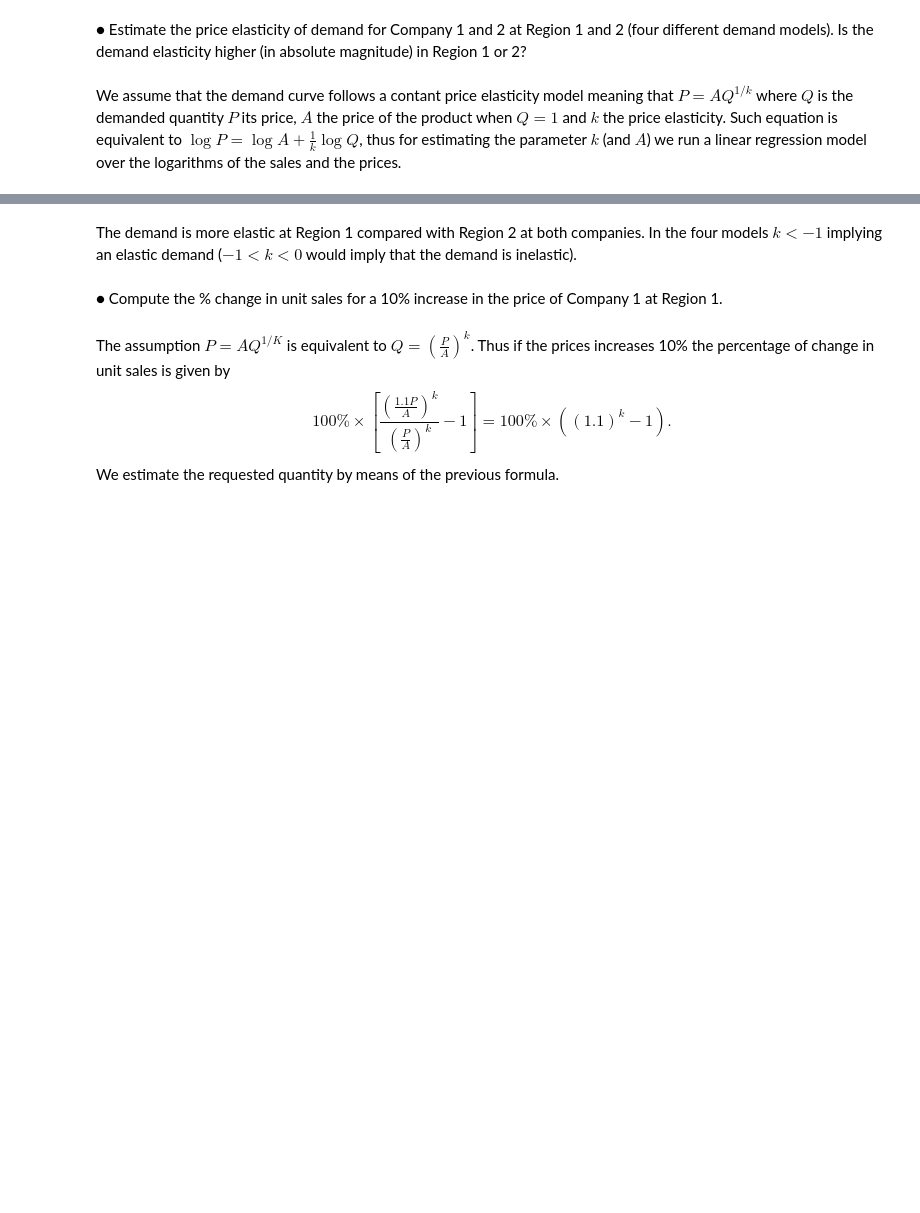
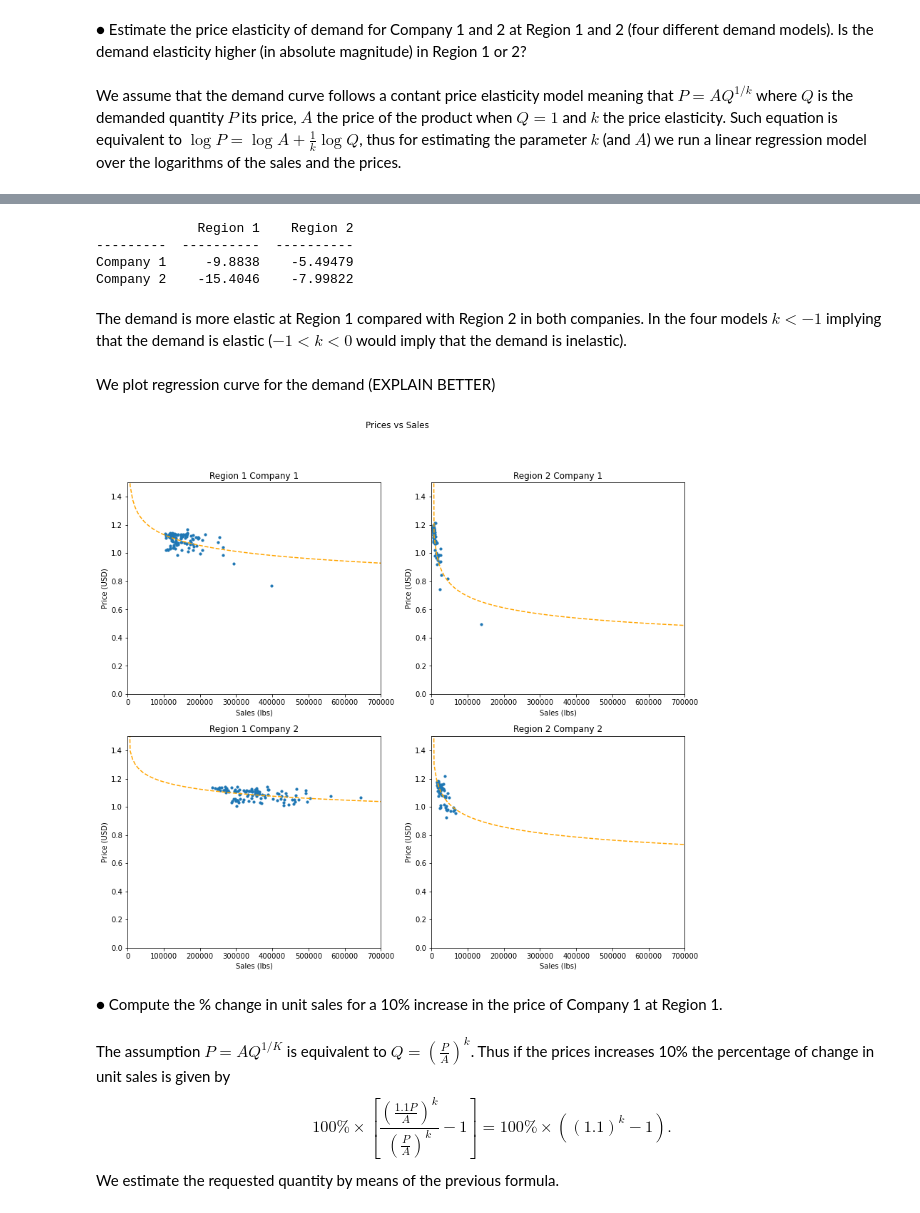
Before and after one commit to hinojosaad/Damavis-Challenge, a Jupyter notebook: Damavis Data Science Challenge Ex 2.ipynb, the cells around one changed output, grey strips where cells are left out. Drawn from its saved outputs; the diff is of its cells as text; code cells hidden in the pictures; blank space fills up the shorter version.

```diff
--- a/Damavis Data Science Challenge Ex 2.ipynb
+++ b/Damavis Data Science Challenge Ex 2.ipynb
@@ -400,57 +364,71 @@ Company 2    -15.4046    -7.99822
+# %%
+col_names = ["","Region 1", "Region 2"]
+data = [["Company 1",k11, k21], ["Company 2",k12, k22] ]
+
+print(tab(data, headers=col_names))
+# %% [output]
+             Region 1    Region 2
+---------  ----------  ----------
+Company 1     -9.8838    -5.49479
+Company 2    -15.4046    -7.99822
 # %% [markdown]
-The demand is more elastic at Region 1 compared with Region 2 at both companies. In the four models $k<-1$ implying an elastic demand ($-1<k<0$ would imply that the demand is inelastic).
+The demand is more elastic at Region 1 compared with Region 2 in both companies. In the four models $k<-1$ implying that the demand is elastic ($-1<k<0$ would imply that the demand is inelastic).
+# %% [markdown]
+We plot regression curve for the demand (EXPLAIN BETTER)
 # %%
-#xseq = np.linspace(1, 700000, num=100)
+xseq = np.linspace(1, 700000, num=100)
 
-#fig, ((ax11, ax21),(ax12,ax22)) = plt.subplots(2, 2,figsize=(14,12))
-#fig.suptitle("Prices vs Sales")
+fig, ((ax11, ax21),(ax12,ax22)) = plt.subplots(2, 2,figsize=(14,12))
+fig.suptitle("Prices vs Sales")
 
 
-#ax11.scatter(r1_c1["Sales_U"],r1_c1["Price_USD"],s=10)
-#ax11.plot(xseq, A11 * (xseq**(k11**(-1))) , color="orange", linestyle="--")
+ax11.scatter(r1_c1["Sales_U"],r1_c1["Price_USD"],s=10)
+ax11.plot(xseq, A11 * (xseq**(k11**(-1))) , color="orange", linestyle="--")
 
-#ax11.set_xlim(0,700000)
-#ax11.set_ylim(0,1.5)
+ax11.set_xlim(0,700000)
+ax11.set_ylim(0,1.5)
 
-#ax11.set_title("Region 1 Company 1")
-#ax11.set_xlabel("Sales (lbs)")
-#ax11.set_ylabel("Price (USD)")
+ax11.set_title("Region 1 Company 1")
+ax11.set_xlabel("Sales (lbs)")
+ax11.set_ylabel("Price (USD)")
 
 
-#ax21.scatter(r2_c1["Sales_U"],r2_c1["Price_USD"],s=10)
-#ax21.plot(xseq, A21 * (xseq**(k21**(-1))) , color="orange", linestyle="--")
+ax21.scatter(r2_c1["Sales_U"],r2_c1["Price_USD"],s=10)
+ax21.plot(xseq, A21 * (xseq**(k21**(-1))) , color="orange", linestyle="--")
 
-#ax21.set_xlim(0,700000)
-#ax21.set_ylim(0,1.5)
+ax21.set_xlim(0,700000)
+ax21.set_ylim(0,1.5)
 
-#ax21.set_title("Region 2 Company 1")
-#ax21.set_xlabel("Sales (lbs)")
-#ax21.set_ylabel("Price (USD)")
+ax21.set_title("Region 2 Company 1")
+ax21.set_xlabel("Sales (lbs)")
+ax21.set_ylabel("Price (USD)")
 
 
-#ax12.scatter(r1_c2["Sales_U"],r1_c2["Price_USD"],s=10)
-#ax12.plot(xseq, A12 * (xseq**(k12**(-1))) , color="orange", linestyle="--")
+ax12.scatter(r1_c2["Sales_U"],r1_c2["Price_USD"],s=10)
+ax12.plot(xseq, A12 * (xseq**(k12**(-1))) , color="orange", linestyle="--")
 
-#ax12.set_xlim(0,700000)
-#ax12.set_ylim(0,1.5)
+ax12.set_xlim(0,700000)
+ax12.set_ylim(0,1.5)
 
-#ax12.set_title("Region 1 Company 2")
-#ax12.set_xlabel("Sales (lbs)")
-#ax12.set_ylabel("Price (USD)")
+ax12.set_title("Region 1 Company 2")
+ax12.set_xlabel("Sales (lbs)")
+ax12.set_ylabel("Price (USD)")
 
 
-#ax22.scatter(r2_c2["Sales_U"],r2_c2["Price_USD"],s=10)
-#ax22.plot(xseq, A22 * (xseq**(k22**(-1))) , color="orange", linestyle="--")
+ax22.scatter(r2_c2["Sales_U"],r2_c2["Price_USD"],s=10)
+ax22.plot(xseq, A22 * (xseq**(k22**(-1))) , color="orange", linestyle="--")
 
-#ax22.set_xlim(0,700000)
-#ax22.set_ylim(0,1.5)
+ax22.set_xlim(0,700000)
+ax22.set_ylim(0,1.5)
 
-#ax22.set_title("Region 2 Company 2")
-#ax22.set_xlabel("Sales (lbs)")
-#ax22.set_ylabel("Price (USD)")
+ax22.set_title("Region 2 Company 2")
+ax22.set_xlabel("Sales (lbs)")
+ax22.set_ylabel("Price (USD)")
 
 
-#plt.show()
+plt.show()
+# %% [output]
+[figure, added]
 # %% [markdown]
 ● Compute the % change in unit sales for a 10% increase in the price of Company 1 at Region 1.
 # %% [markdown]
```
Also changed, not shown: parts of 4 cells of this notebook.
